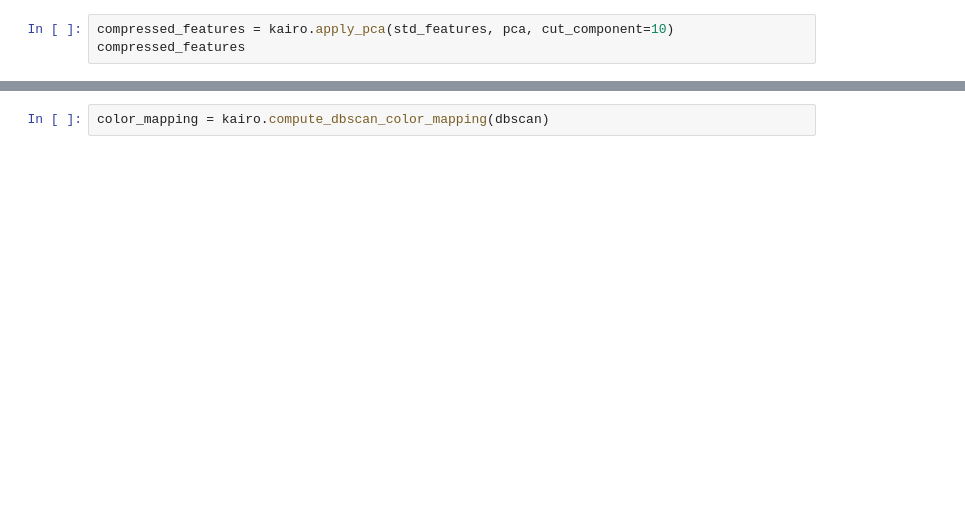
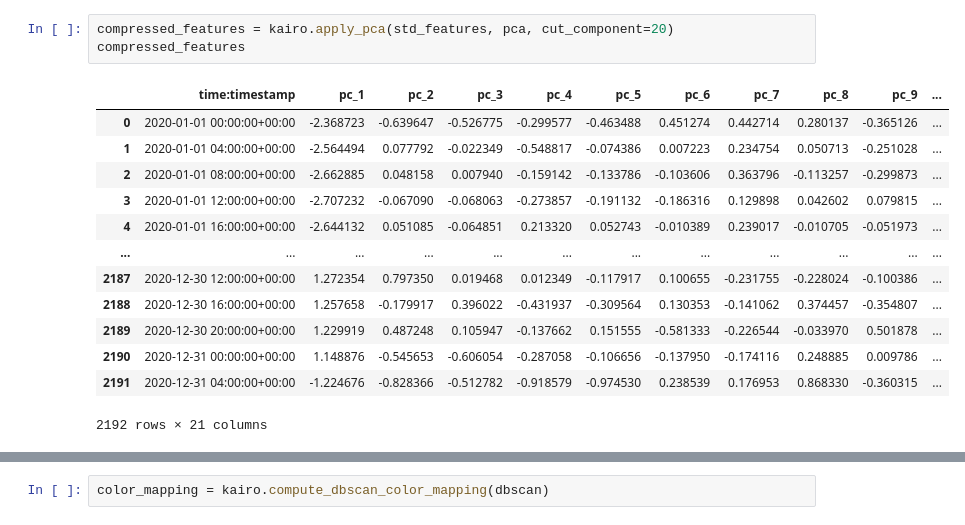
Before and after one commit to boraderen/thesis, a Jupyter notebook: notebooks/resource_dbscan.ipynb, the cells around one changed output, grey strips where cells are left out. Saved outputs shown, nothing was run; the diff lists cells and outputs as text; blank space fills up the shorter version.

```diff
--- a/notebooks/resource_dbscan.ipynb
+++ b/notebooks/resource_dbscan.ipynb
@@ -41,4 +100,18 @@ pca_plot.show()
 # %%
-compressed_features = kairo.apply_pca(std_features, pca, cut_component=10)
+compressed_features = kairo.apply_pca(std_features, pca, cut_component=20)
 compressed_features
+# %% [output]
+|  | time:timestamp | pc_1 | pc_2 | pc_3 | pc_4 | pc_5 | pc_6 | pc_7 | pc_8 | pc_9 | ... |
+| 0 | 2020-01-01 00:00:00+00:00 | -2.368723 | -0.639647 | -0.526775 | -0.299577 | -0.463488 | 0.451274 | 0.442714 | 0.280137 | -0.365126 | ... |
+| 1 | 2020-01-01 04:00:00+00:00 | -2.564494 | 0.077792 | -0.022349 | -0.548817 | -0.074386 | 0.007223 | 0.234754 | 0.050713 | -0.251028 | ... |
+| 2 | 2020-01-01 08:00:00+00:00 | -2.662885 | 0.048158 | 0.007940 | -0.159142 | -0.133786 | -0.103606 | 0.363796 | -0.113257 | -0.299873 | ... |
+| 3 | 2020-01-01 12:00:00+00:00 | -2.707232 | -0.067090 | -0.068063 | -0.273857 | -0.191132 | -0.186316 | 0.129898 | 0.042602 | 0.079815 | ... |
+| 4 | 2020-01-01 16:00:00+00:00 | -2.644132 | 0.051085 | -0.064851 | 0.213320 | 0.052743 | -0.010389 | 0.239017 | -0.010705 | -0.051973 | ... |
+| ... | ... | ... | ... | ... | ... | ... | ... | ... | ... | ... | ... |
+| 2187 | 2020-12-30 12:00:00+00:00 | 1.272354 | 0.797350 | 0.019468 | 0.012349 | -0.117917 | 0.100655 | -0.231755 | -0.228024 | -0.100386 | ... |
+| 2188 | 2020-12-30 16:00:00+00:00 | 1.257658 | -0.179917 | 0.396022 | -0.431937 | -0.309564 | 0.130353 | -0.141062 | 0.374457 | -0.354807 | ... |
+| 2189 | 2020-12-30 20:00:00+00:00 | 1.229919 | 0.487248 | 0.105947 | -0.137662 | 0.151555 | -0.581333 | -0.226544 | -0.033970 | 0.501878 | ... |
+| 2190 | 2020-12-31 00:00:00+00:00 | 1.148876 | -0.545653 | -0.606054 | -0.287058 | -0.106656 | -0.137950 | -0.174116 | 0.248885 | 0.009786 | ... |
+| 2191 | 2020-12-31 04:00:00+00:00 | -1.224676 | -0.828366 | -0.512782 | -0.918579 | -0.974530 | 0.238539 | 0.176953 | 0.868330 | -0.360315 | ... |
+2192 rows × 21 columns
 # %%
```
Also changed, not shown: parts of 47 cells of this notebook, 3 other files.
